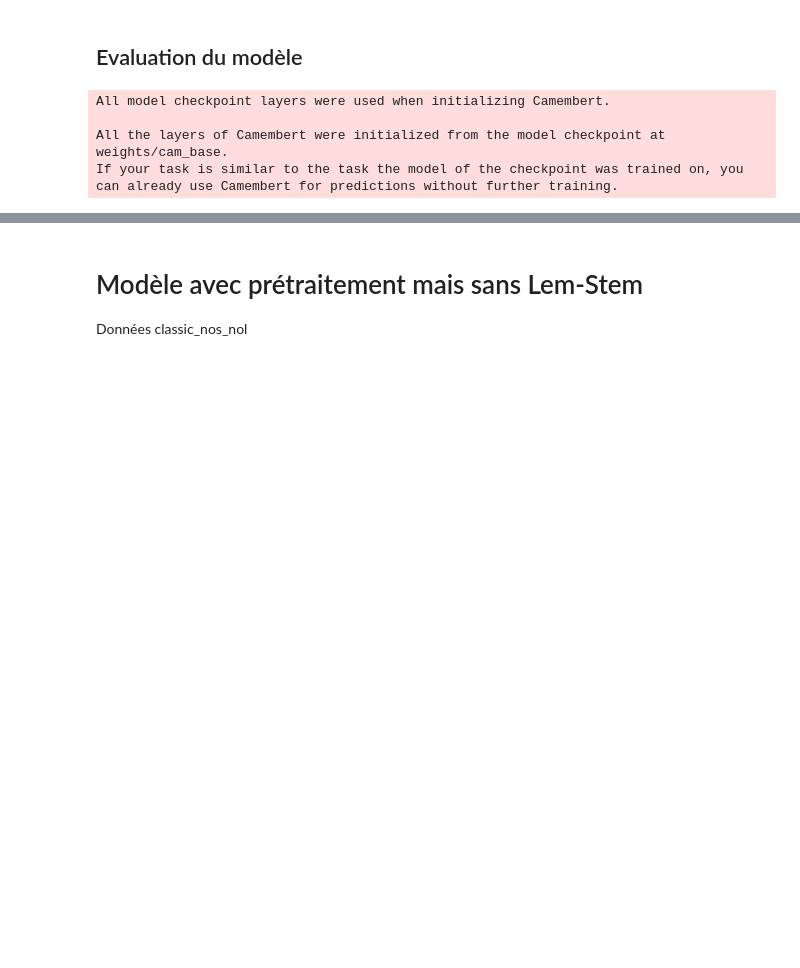
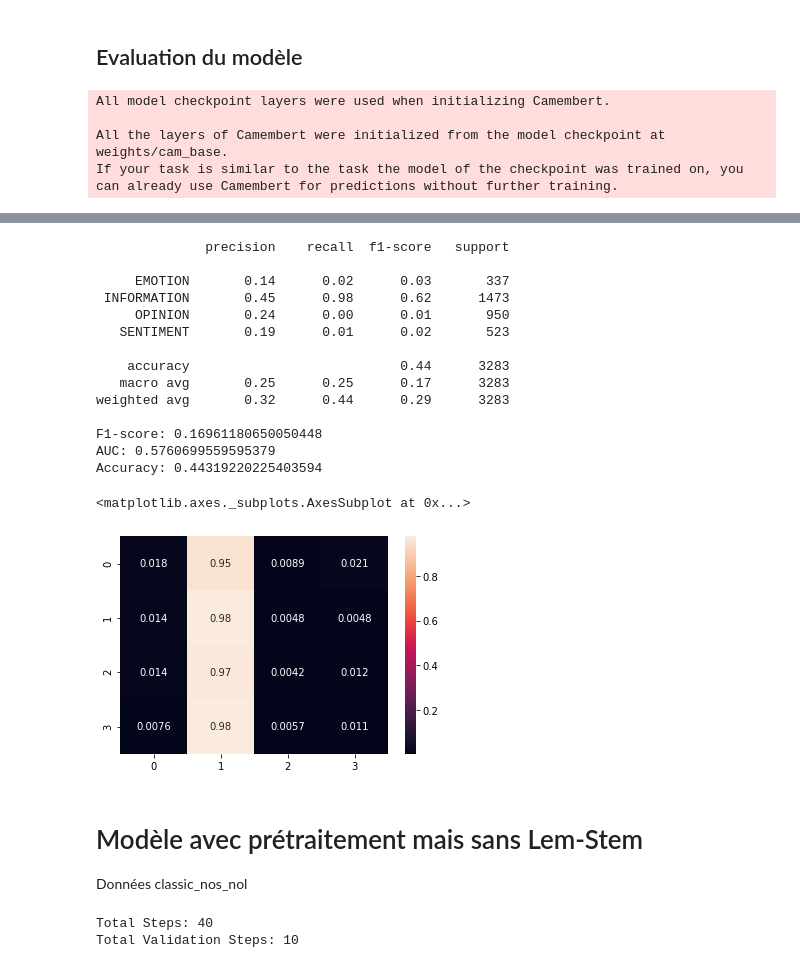
Before and after one commit to Lrakotoson/M1Python, a Jupyter notebook: S3/Text Mining/Mining/CC - Tweets generic/notebooks/Camembert.ipynb, the cells around one changed output, grey strips where cells are left out. Drawn from its saved outputs; the diff is of its cells as text; code cells hidden in the pictures; blank space fills up the shorter version.

Commit message:
TM | tw: All Camembert models

```diff
--- a/S3/Text Mining/Mining/CC - Tweets generic/notebooks/Camembert.ipynb
+++ b/S3/Text Mining/Mining/CC - Tweets generic/notebooks/Camembert.ipynb
@@ -325,0 +430,22 @@ Accuracy: 0.4480657934815717
+# %%
+counts = np.sort(np.unique(np.concatenate([y_train, y_val]), return_counts = True)[1])
+ros = RandomOverSampler(sampling_strategy={
+    0: counts[-2],
+    1: counts[-1],
+    2: counts[-2],
+    3: counts[-2]
+})
+
+x_ros, y_ros = ros.fit_resample(
+    tf.concat([x_train, x_val], axis = 0),
+    np.concatenate([y_train, y_val])
+)
+
+train_ros_dataset = (
+    tf.data.Dataset
+    .from_tensor_slices((x_ros, y_ros))
+    .repeat()
+    .shuffle(BUFFER)
+    .batch(BATCH_D)
+    .prefetch(AUTO)
+)
@@ -326,3 +488,36 @@ Accuracy: 0.4480657934815717
+# %%
+pred_2 = final_model_2.predict(x_test)
+y_2 = encoder.inverse_transform(np.argmax(pred_2, axis = 1))
+
+print(classification_report(test.label, y_2))
+
+print("F1-score: {}\nAUC: {}\nAccuracy: {}".format(
+    f1_score(test.label, y_2, average = "macro"),
+    roc_auc_score(binarizer.fit_transform(y_test), pred_2, average = "macro", multi_class = "ovr"),
+    accuracy_score(test.label, y_2)
+))
+
+sns.heatmap(
+    confusion_matrix(test.label, y_2, normalize='true'),
+    annot = True
+)
+# %% [output]
+              precision    recall  f1-score   support
+
+     EMOTION       0.14      0.02      0.03       337
+ INFORMATION       0.45      0.98      0.62      1473
+     OPINION       0.24      0.00      0.01       950
+   SENTIMENT       0.19      0.01      0.02       523
+
+    accuracy                           0.44      3283
+   macro avg       0.25      0.25      0.17      3283
+weighted avg       0.32      0.44      0.29      3283
+
+F1-score: 0.16961180650050448
+AUC: 0.5760699559595379
+Accuracy: 0.44319220225403594
+<matplotlib.axes._subplots.AxesSubplot at 0x...>
+[figure, added]
 # %% [markdown]
 # Modèle avec prétraitement mais sans Lem-Stem
 Données classic_nos_nol
@@ -328,0 +528,19 @@ Données classic_nos_nol
+# %%
+AUTO = tf.data.experimental.AUTOTUNE
+BATCH_SIZE = 16*strategy.num_replicas_in_sync
+BATCH_D = BATCH_SIZE
+MAX_LEN = 26
+N_LABELS = 4
+BUFFER = 300000
+SEED = 42069
+MODEL = "cam_base"
+NTRAIN = train.shape[0]
+NVAL = val.shape[0]
+STEPS = int(np.ceil(NTRAIN/BATCH_D))
+VAL_STEPS = int(np.ceil(NVAL/BATCH_D))
+
+print("Total Steps:", STEPS)
+print("Total Validation Steps:", VAL_STEPS)
+# %% [output]
+Total Steps: 40
+Total Validation Steps: 10
```
Also changed, not shown: parts of 40 cells of this notebook.
